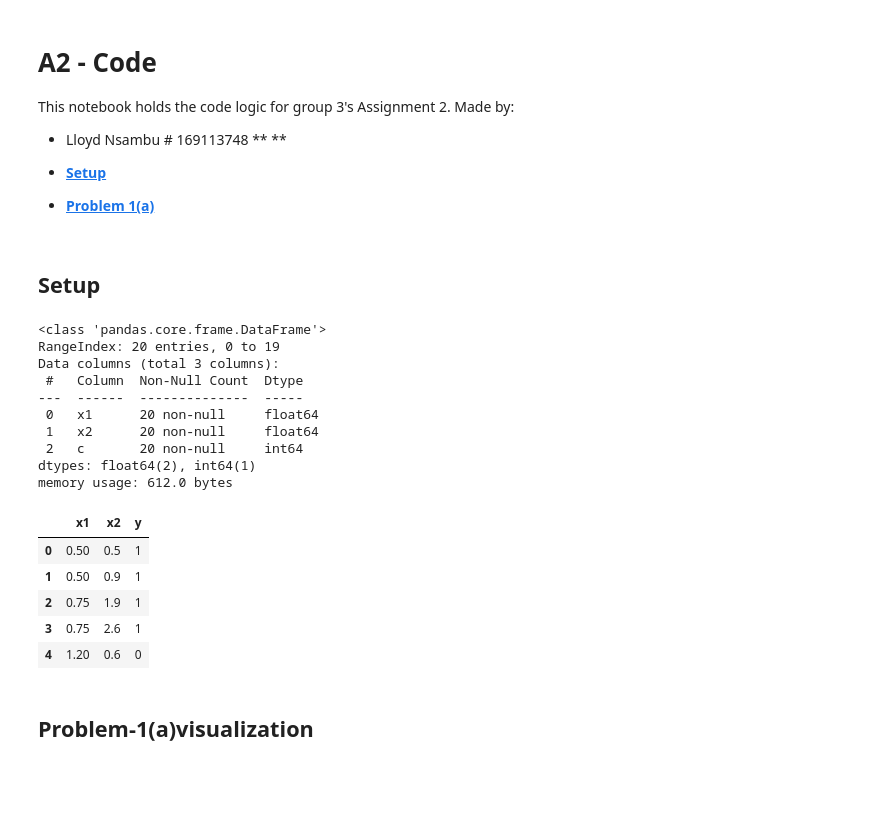
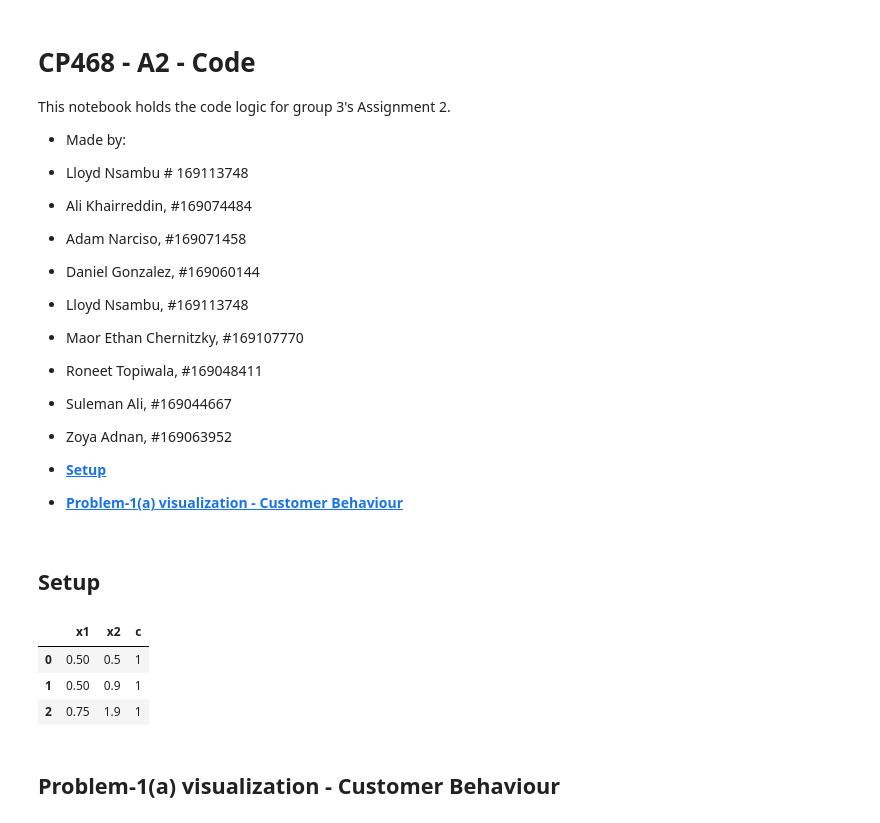
Before and after one commit to techbro-9B/CP468-AI-Assignments, a Jupyter notebook: A2_Codebook.ipynb, the cells around one changed output. Drawn from its saved outputs; the diff is of its cells as text; code cells hidden in the pictures; blank space fills up the shorter version.

```diff
--- a/A2_Codebook.ipynb
+++ b/A2_Codebook.ipynb
@@ -1,14 +1,20 @@
 # %% [markdown]
-# A2 - Code
+# CP468 - A2 - Code
 
 This notebook holds the code logic for group 3's Assignment 2.
-Made by:
+- Made by:
 - Lloyd Nsambu  # 169113748
-**
-**
+- Ali Khairreddin, #169074484
+- Adam Narciso, #169071458
+- Daniel Gonzalez, #169060144
+- Lloyd Nsambu, #169113748
+- Maor Ethan Chernitzky, #169107770
+- Roneet Topiwala, #169048411
+- Suleman Ali, #169044667
+- Zoya Adnan, #169063952
 
 - [**Setup**](#setup)
-- [**Problem 1(a)**](#Problem-1(a)visualization)
+- [**Problem-1(a) visualization - Customer Behaviour**](#Problem-1(a)visualization)
 # %% [markdown]
 ## Setup
 # %%
@@ -21,26 +27,12 @@ import seaborn as sns
 customer_df = pd.read_csv("CustomerDataset_Q1.csv")
 customer_profiles_df = pd.read_csv("CustomerProfiles_Q2.csv")
 # %%
-## viewing what in the dfs
-customer_df.info()
-## may neeed ot rename columns!
-customer_df.rename(columns={"c":"y"}).head()
+## viewing what in the customer_df
+customer_df.head(3)
 # %% [output]
-<class 'pandas.core.frame.DataFrame'>
-RangeIndex: 20 entries, 0 to 19
-Data columns (total 3 columns):
- #   Column  Non-Null Count  Dtype
----  ------  --------------  -----
- 0   x1      20 non-null     float64
- 1   x2      20 non-null     float64
- 2   c       20 non-null     int64
-dtypes: float64(2), int64(1)
-memory usage: 612.0 bytes
-|  | x1 | x2 | y |
+|  | x1 | x2 | c |
 | 0 | 0.50 | 0.5 | 1 |
 | 1 | 0.50 | 0.9 | 1 |
 | 2 | 0.75 | 1.9 | 1 |
-| 3 | 0.75 | 2.6 | 1 |
-| 4 | 1.20 | 0.6 | 0 |
 # %% [markdown]
-## Problem-1(a)visualization
+## Problem-1(a) visualization - Customer Behaviour
```
Also changed, not shown: parts of 2 cells of this notebook.
